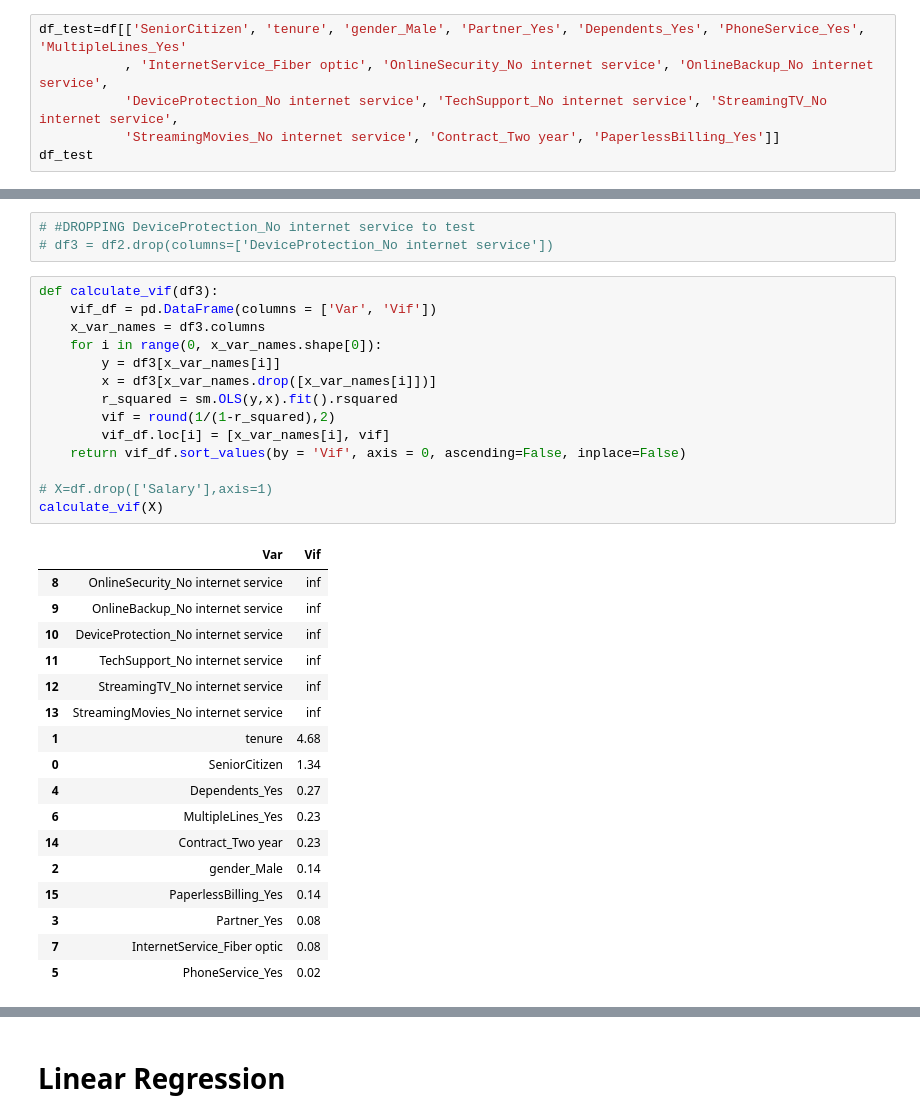
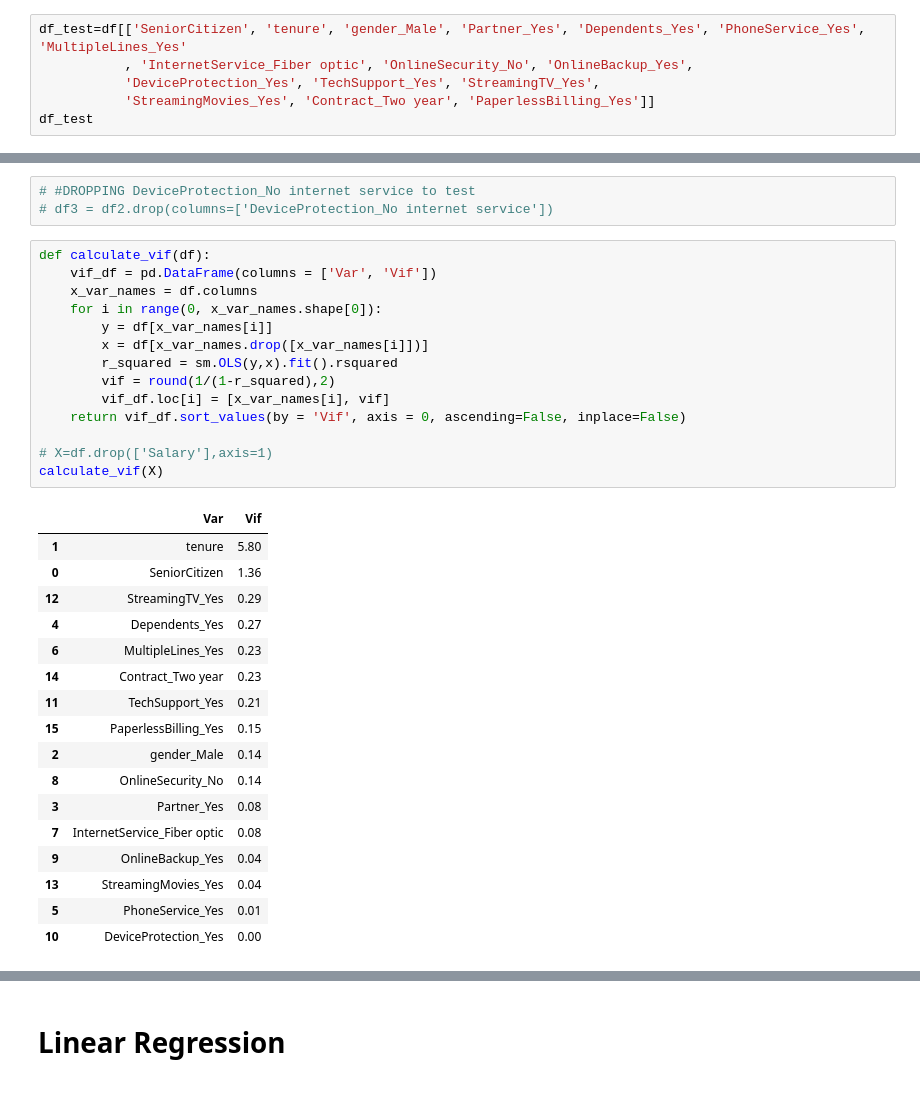
Before and after one commit to Starcode897/final-project-MOVIES, a Jupyter notebook: get_dummies_test_v3.ipynb, the cells around one changed output, grey strips where cells are left out. Cells and saved outputs as stored; diff of their text form.

```diff
--- a/get_dummies_test_v3.ipynb
+++ b/get_dummies_test_v3.ipynb
@@ -67,9 +67,9 @@ corrMatrix
 | PaymentMethod_Mailed check | -0.149715 | -0.230213 | -0.379051 | -0.294600 | -0.006573 | 0.006573 | 0.096607 | ... |
 # %%
 df_test=df[['SeniorCitizen', 'tenure', 'gender_Male', 'Partner_Yes', 'Dependents_Yes', 'PhoneService_Yes', 'MultipleLines_Yes'
-           , 'InternetService_Fiber optic', 'OnlineSecurity_No internet service', 'OnlineBackup_No internet service',
-           'DeviceProtection_No internet service', 'TechSupport_No internet service', 'StreamingTV_No internet service',
-           'StreamingMovies_No internet service', 'Contract_Two year', 'PaperlessBilling_Yes']]
+           , 'InternetService_Fiber optic', 'OnlineSecurity_No', 'OnlineBackup_Yes',
+           'DeviceProtection_Yes', 'TechSupport_Yes', 'StreamingTV_Yes',
+           'StreamingMovies_Yes', 'Contract_Two year', 'PaperlessBilling_Yes']]
 df_test
 # %% [output]
 |  | SeniorCitizen | tenure | gender_Male | Partner_Yes | Dependents_Yes | PhoneService_Yes | MultipleLines_Yes | ... |
@@ -153,37 +174,37 @@ Text(0.5, 1.0, 'Residual Plot')
 # #DROPPING DeviceProtection_No internet service to test
 # df3 = df2.drop(columns=['DeviceProtection_No internet service'])
 # %%
-def calculate_vif(df3):
+def calculate_vif(df):
     vif_df = pd.DataFrame(columns = ['Var', 'Vif'])
-    x_var_names = df3.columns
+    x_var_names = df.columns
     for i in range(0, x_var_names.shape[0]):
-        y = df3[x_var_names[i]]
-        x = df3[x_var_names.drop([x_var_names[i]])]
+        y = df[x_var_names[i]]
+        x = df[x_var_names.drop([x_var_names[i]])]
         r_squared = sm.OLS(y,x).fit().rsquared
         vif = round(1/(1-r_squared),2)
         vif_df.loc[i] = [x_var_names[i], vif]
     return vif_df.sort_values(by = 'Vif', axis = 0, ascending=False, inplace=False)
 
 # X=df.drop(['Salary'],axis=1)
 calculate_vif(X)
 # %% [output]
 |  | Var | Vif |
-| 8 | OnlineSecurity_No internet service | inf |
-| 9 | OnlineBackup_No internet service | inf |
-| 10 | DeviceProtection_No internet service | inf |
-| 11 | TechSupport_No internet service | inf |
-| 12 | StreamingTV_No internet service | inf |
-| 13 | StreamingMovies_No internet service | inf |
-| 1 | tenure | 4.68 |
-| 0 | SeniorCitizen | 1.34 |
+| 1 | tenure | 5.80 |
+| 0 | SeniorCitizen | 1.36 |
+| 12 | StreamingTV_Yes | 0.29 |
 | 4 | Dependents_Yes | 0.27 |
 | 6 | MultipleLines_Yes | 0.23 |
 | 14 | Contract_Two year | 0.23 |
+| 11 | TechSupport_Yes | 0.21 |
+| 15 | PaperlessBilling_Yes | 0.15 |
 | 2 | gender_Male | 0.14 |
-| 15 | PaperlessBilling_Yes | 0.14 |
+| 8 | OnlineSecurity_No | 0.14 |
 | 3 | Partner_Yes | 0.08 |
 | 7 | InternetService_Fiber optic | 0.08 |
-| 5 | PhoneService_Yes | 0.02 |
+| 9 | OnlineBackup_Yes | 0.04 |
+| 13 | StreamingMovies_Yes | 0.04 |
+| 5 | PhoneService_Yes | 0.01 |
+| 10 | DeviceProtection_Yes | 0.00 |
 # %%
 sc =  StandardScaler()
 X_scaler = sc.fit(X_train)
```
Also changed, not shown: parts of 6 cells of this notebook.
